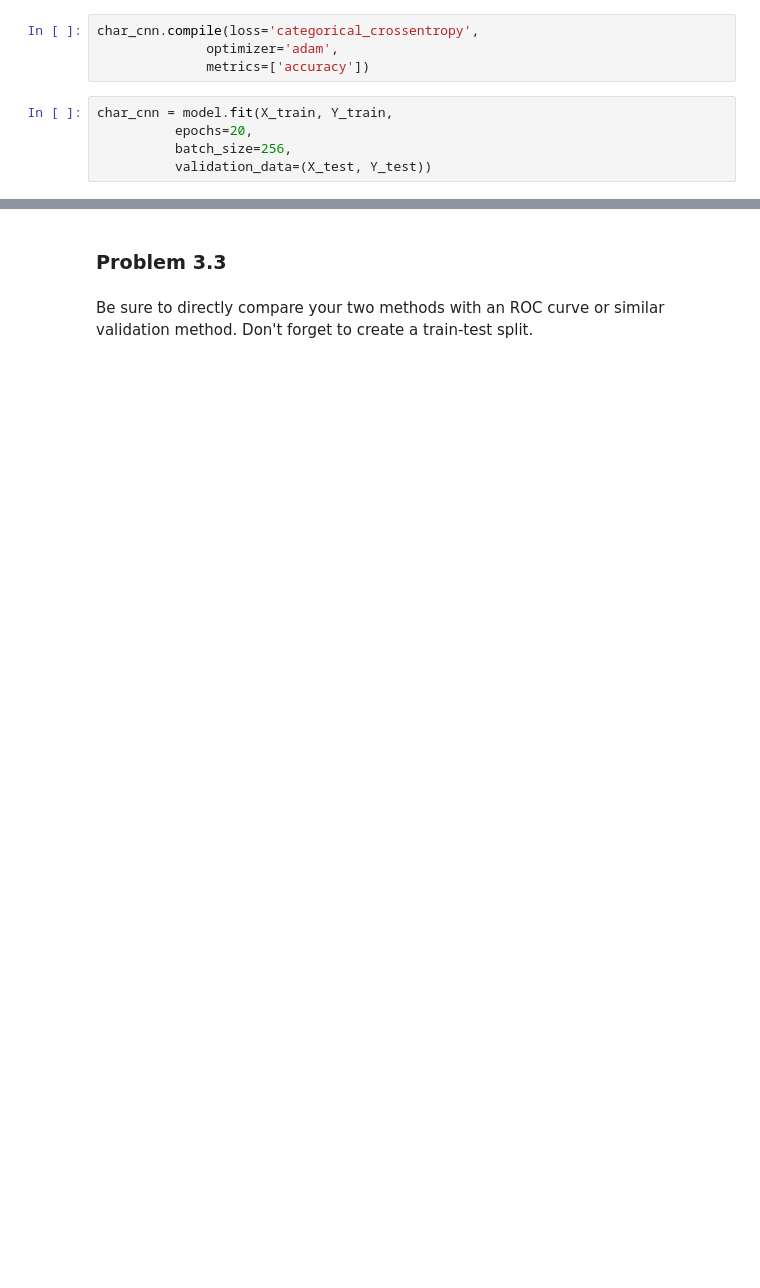
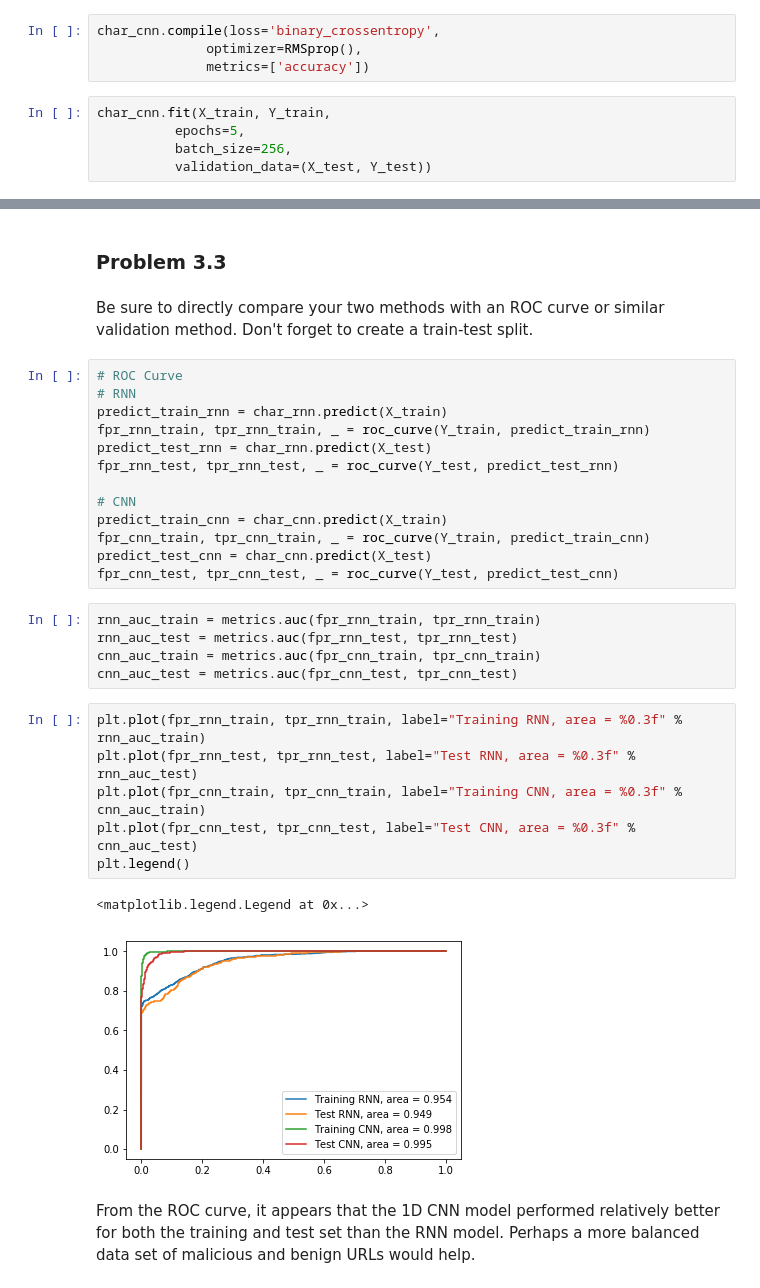
Before and after one commit to jyan33/ANLY590, a Jupyter notebook: ANLY590_Yan_HW2.ipynb, the cells around one changed output, grey strips where cells are left out. Cells and saved outputs as stored; diff of their text form; blank space fills up the shorter version.

```diff
--- a/ANLY590_Yan_HW2.ipynb
+++ b/ANLY590_Yan_HW2.ipynb
@@ -464,12 +516,12 @@ Non-trainable params: 0
 _________________________________________________________________
 None
 # %%
-char_cnn.compile(loss='categorical_crossentropy',
-              optimizer='adam',
+char_cnn.compile(loss='binary_crossentropy',
+              optimizer=RMSprop(),
               metrics=['accuracy'])
 # %%
-char_cnn = model.fit(X_train, Y_train,
-          epochs=20,
+char_cnn.fit(X_train, Y_train,
+          epochs=5,
           batch_size=256,
           validation_data=(X_test, Y_test))
 # %% [output]
@@ -488,3 +541,32 @@ Epoch 5/5
 ### Problem 3.3
 # %% [markdown]
 Be sure to directly compare your two methods with an ROC curve or similar validation method. Don't forget to create a train-test split.
+# %%
+# ROC Curve
+# RNN
+predict_train_rnn = char_rnn.predict(X_train)
+fpr_rnn_train, tpr_rnn_train, _ = roc_curve(Y_train, predict_train_rnn)
+predict_test_rnn = char_rnn.predict(X_test)
+fpr_rnn_test, tpr_rnn_test, _ = roc_curve(Y_test, predict_test_rnn)
+
+# CNN
+predict_train_cnn = char_cnn.predict(X_train)
+fpr_cnn_train, tpr_cnn_train, _ = roc_curve(Y_train, predict_train_cnn)
+predict_test_cnn = char_cnn.predict(X_test)
+fpr_cnn_test, tpr_cnn_test, _ = roc_curve(Y_test, predict_test_cnn)
+# %%
+rnn_auc_train = metrics.auc(fpr_rnn_train, tpr_rnn_train)
+rnn_auc_test = metrics.auc(fpr_rnn_test, tpr_rnn_test)
+cnn_auc_train = metrics.auc(fpr_cnn_train, tpr_cnn_train)
+cnn_auc_test = metrics.auc(fpr_cnn_test, tpr_cnn_test)
+# %%
+plt.plot(fpr_rnn_train, tpr_rnn_train, label="Training RNN, area = %0.3f" % rnn_auc_train)
+plt.plot(fpr_rnn_test, tpr_rnn_test, label="Test RNN, area = %0.3f" % rnn_auc_test)
+plt.plot(fpr_cnn_train, tpr_cnn_train, label="Training CNN, area = %0.3f" % cnn_auc_train)
+plt.plot(fpr_cnn_test, tpr_cnn_test, label="Test CNN, area = %0.3f" % cnn_auc_test)
+plt.legend()
+# %% [output]
+<matplotlib.legend.Legend at 0x...>
+[figure, added]
+# %% [markdown]
+From the ROC curve, it appears that the 1D CNN model performed relatively better for both the training and test set than the RNN model. Perhaps a more balanced data set of malicious and benign URLs would help.
```
Also changed, not shown: parts of 15 cells of this notebook.
